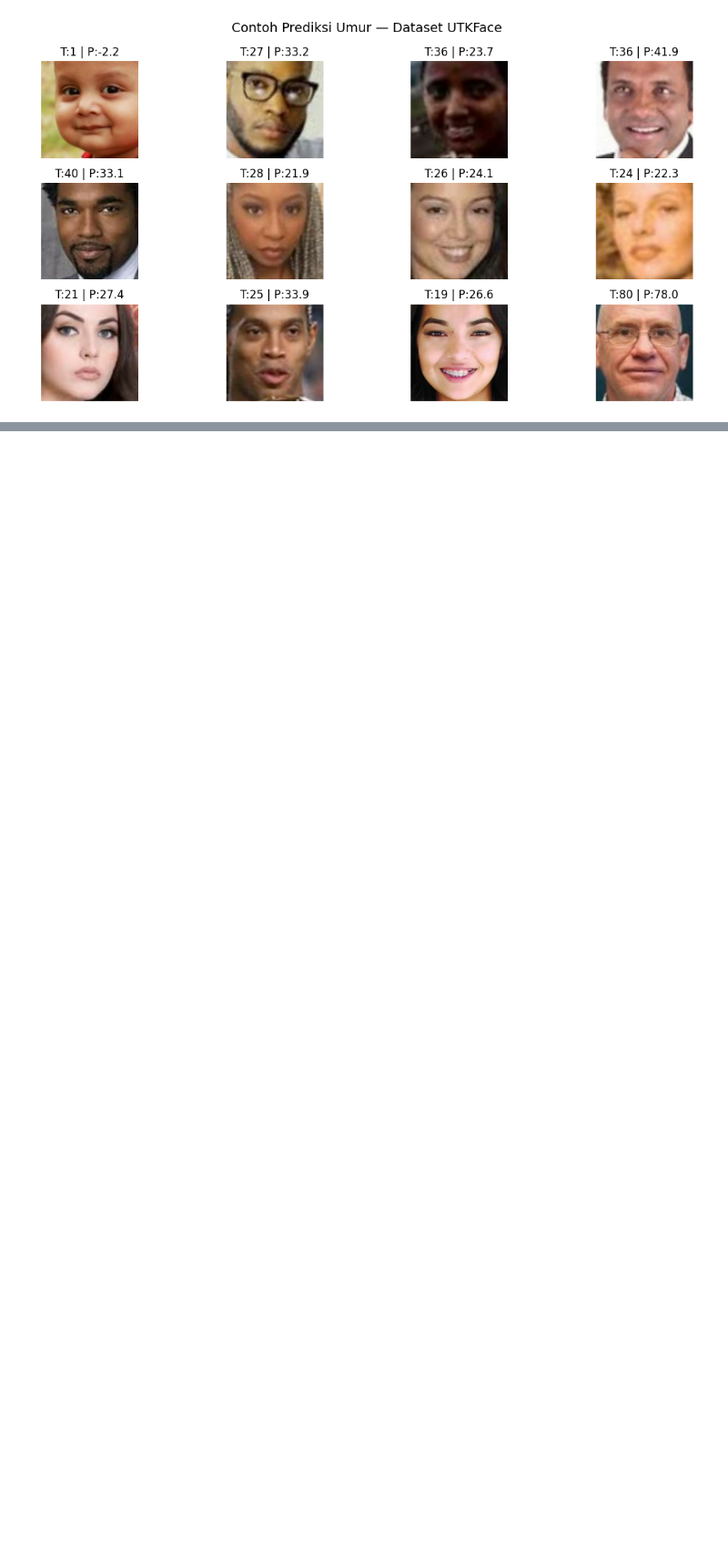
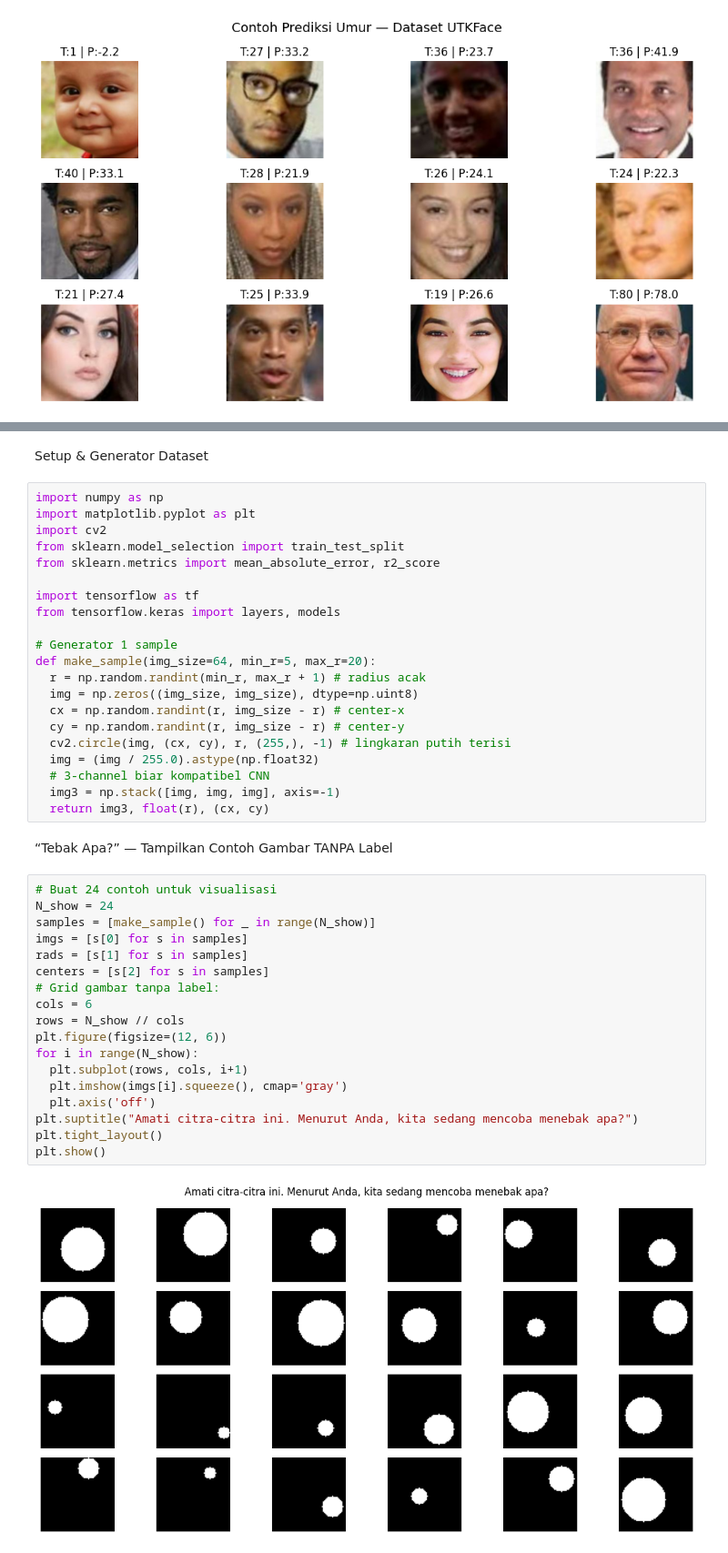
Before and after one commit to Oka05286/2025_CV_TI2C, a Jupyter notebook: Praktikum_03.ipynb, the cells around one changed output, grey strips where cells are left out. Shown at 91% size. Drawn from its saved outputs; the diff is of its cells as text; blank space fills up the shorter version.

```diff
--- a/Praktikum_03.ipynb
+++ b/Praktikum_03.ipynb
@@ -298,0 +301,45 @@ plt.show()
+# %% [markdown]
+Setup & Generator Dataset
+# %%
+import numpy as np
+import matplotlib.pyplot as plt
+import cv2
+from sklearn.model_selection import train_test_split
+from sklearn.metrics import mean_absolute_error, r2_score
+
+import tensorflow as tf
+from tensorflow.keras import layers, models
+
+# Generator 1 sample
+def make_sample(img_size=64, min_r=5, max_r=20):
+  r = np.random.randint(min_r, max_r + 1) # radius acak
+  img = np.zeros((img_size, img_size), dtype=np.uint8)
+  cx = np.random.randint(r, img_size - r) # center-x
+  cy = np.random.randint(r, img_size - r) # center-y
+  cv2.circle(img, (cx, cy), r, (255,), -1) # lingkaran putih terisi
+  img = (img / 255.0).astype(np.float32)
+  # 3-channel biar kompatibel CNN
+  img3 = np.stack([img, img, img], axis=-1)
+  return img3, float(r), (cx, cy)
+# %% [markdown]
+“Tebak Apa?” — Tampilkan Contoh Gambar TANPA Label
+# %%
+# Buat 24 contoh untuk visualisasi
+N_show = 24
+samples = [make_sample() for _ in range(N_show)]
+imgs = [s[0] for s in samples]
+rads = [s[1] for s in samples]
+centers = [s[2] for s in samples]
+# Grid gambar tanpa label:
+cols = 6
+rows = N_show // cols
+plt.figure(figsize=(12, 6))
+for i in range(N_show):
+  plt.subplot(rows, cols, i+1)
+  plt.imshow(imgs[i].squeeze(), cmap='gray')
+  plt.axis('off')
+plt.suptitle("Amati citra-citra ini. Menurut Anda, kita sedang mencoba menebak apa?")
+plt.tight_layout()
+plt.show()
+# %% [output]
+[figure, added]
```
Also changed, not shown: parts of 9 cells of this notebook.
